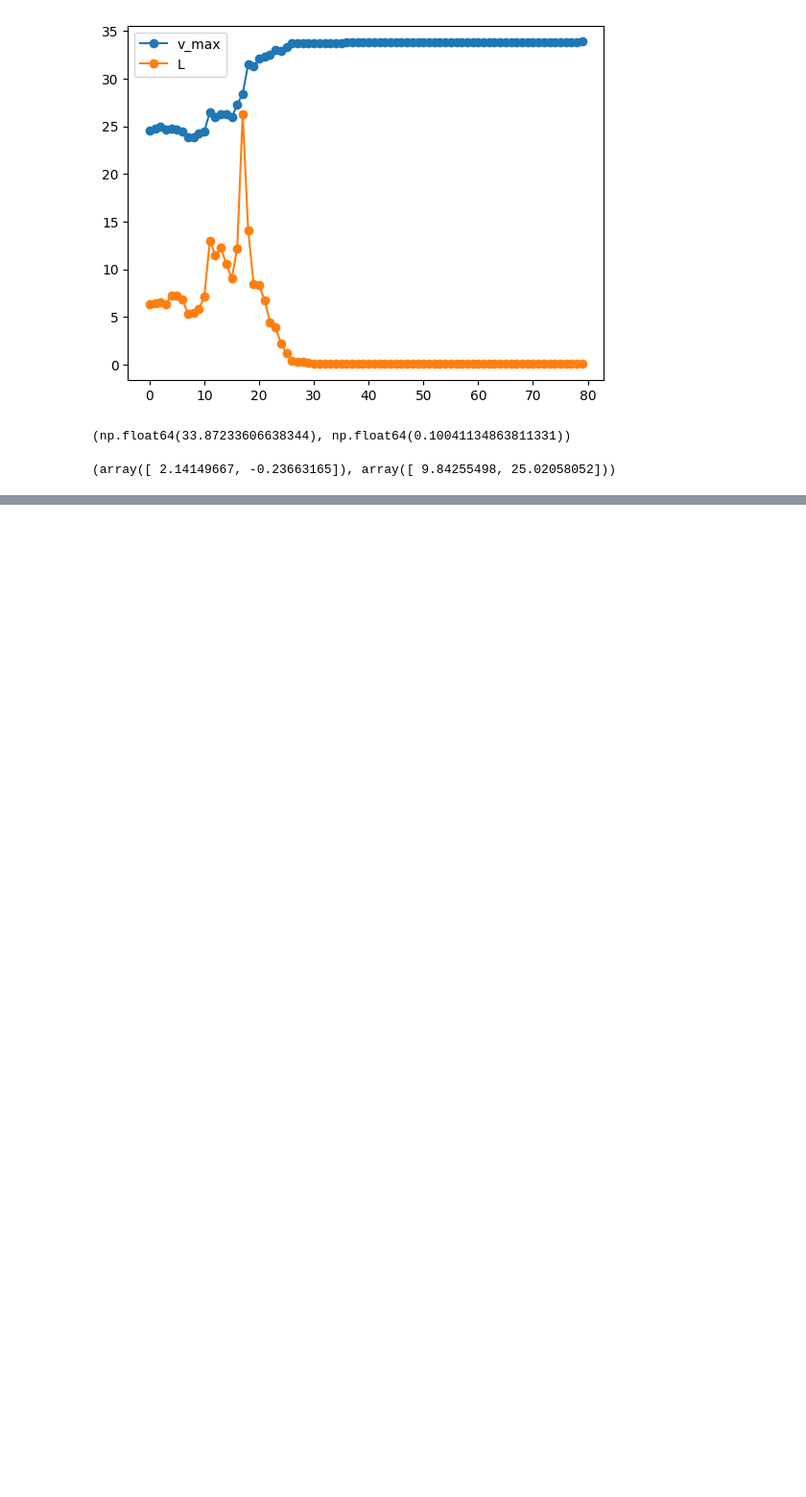
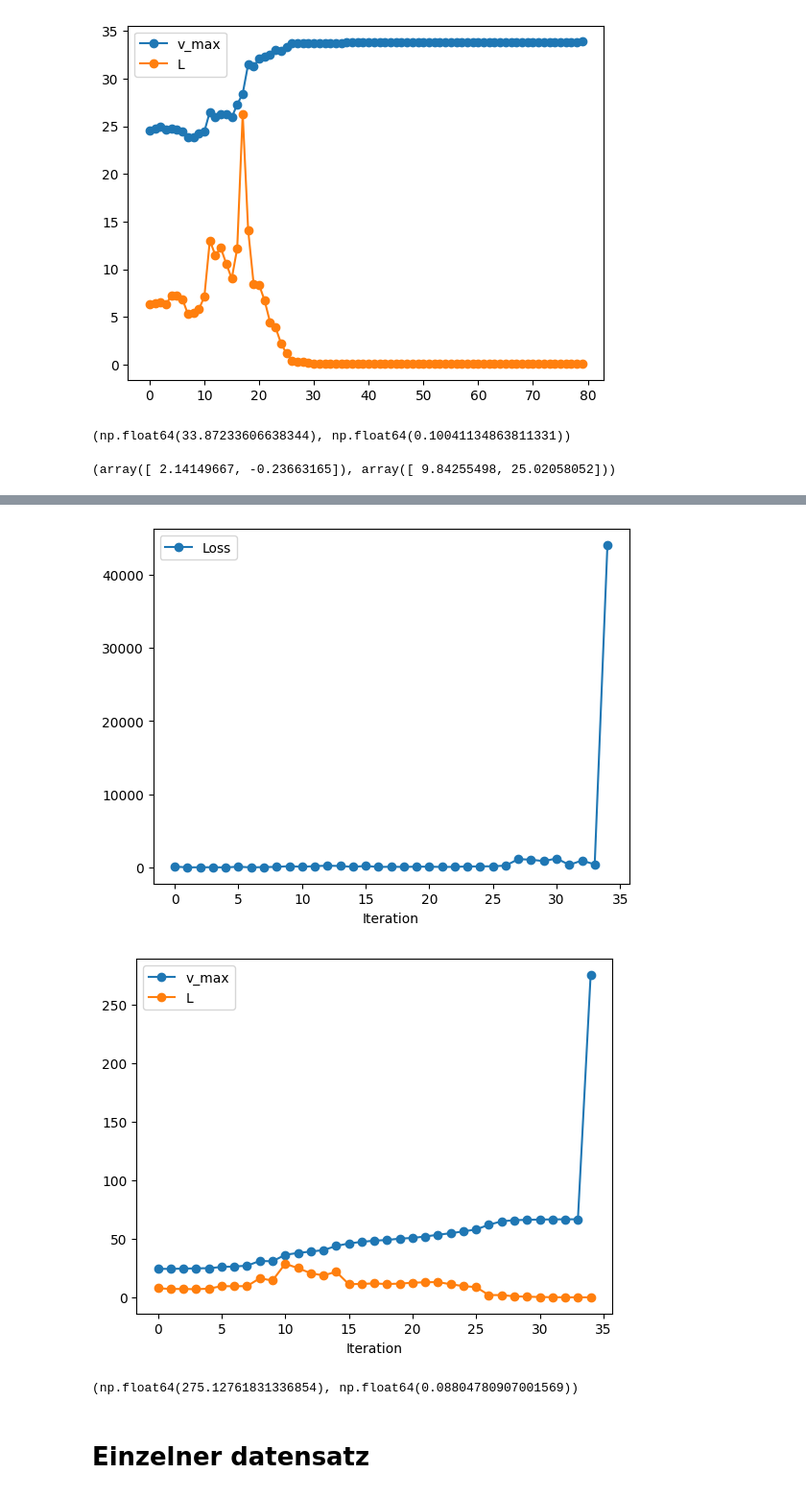
Before and after one commit to TimLockstedt/Opt1, a Jupyter notebook: validation_Tim_1.ipynb, the cells around one changed output, grey strips where cells are left out. Shown at 96% size. Drawn from its saved outputs; the diff is of its cells as text; code cells hidden in the pictures; blank space fills up the shorter version.

```diff
--- a/validation_Tim_1.ipynb
+++ b/validation_Tim_1.ipynb
@@ -1009,9 +1009,9 @@ mittel_old = np.sum(gradients, 1)/N
 mittel_grad, mittel_old
 
 def fMittelGrad(grads, ignore):
-	order_mask = np.argsort(np.linalg.norm(gradients, axis=0)) # nach i-ter achse sortieren, hier x achse -> 0
-	gradients_ordered = gradients[:,order_mask]
-	mittel_grad = np.sum(gradients_ordered[:, : N-ignorieren], 1)/(N-ignorieren)
+	order_mask = np.argsort(np.linalg.norm(grads, axis=0)) # nach i-ter achse sortieren, hier x achse -> 0
+	grads_ordered = grads[:,order_mask]
+	mittel_grad = np.sum(grads_ordered[:, : N-ignore], 1)/(N-ignore)
 	return mittel_grad
 # %% [output]
 (array([ 2.14149667, -0.23663165]), array([ 9.84255498, 25.02058052]))
@@ -1017,0 +1161,26 @@ def fMittelGrad(grads, ignore):
+# %%
+import matplotlib.pyplot as plt
+
+plt.plot(np.arange(len(J_arr)), J_arr, label="Loss", marker = "o")
+ax = plt.gca()
+# xmin, xmax = 3000, 8000
+#ymin, ymax = 8, 9.5
+#ax.set_ylim([ymin, ymax])
+# ax.set_xlim([xmin, xmax])
+plt.legend()
+plt.xlabel("Iteration")
+plt.savefig(f"Bilder/Figure_Loss{fileName.split("/")[1].split(".")[0]}_random_M{M}L{L_in}Vmax{vmax_in}dt{dt}armijo.pdf", dpi=40)
+plt.show()
+plt.plot(range(len(vmax_arr)), vmax_arr, label = "v_max", marker = "o")
+plt.plot(range(len(L_arr)), L_arr, label = "L",  marker = "o")
+plt.legend()
+plt.xlabel("Iteration")
+plt.savefig(f"Bilder/Figure_ParameterEntwicklung{fileName.split("/")[1].split(".")[0]}_random_M{M}L{L_in}Vmax{vmax_in}dt{dt}armijo.pdf", dpi=40)
+plt.show()
+v_max, L
+# %% [output]
+[figure, added]
+[figure, added]
+(np.float64(275.12761831336854), np.float64(0.08804780907001569))
+# %% [markdown]
+# Einzelner datensatz
```
Also changed, not shown: parts of 2 cells of this notebook, 7 other files.
